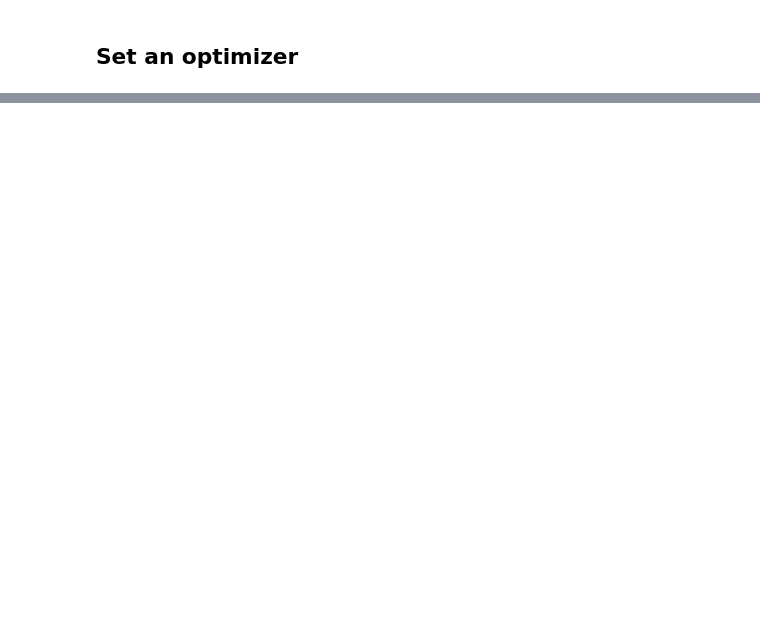
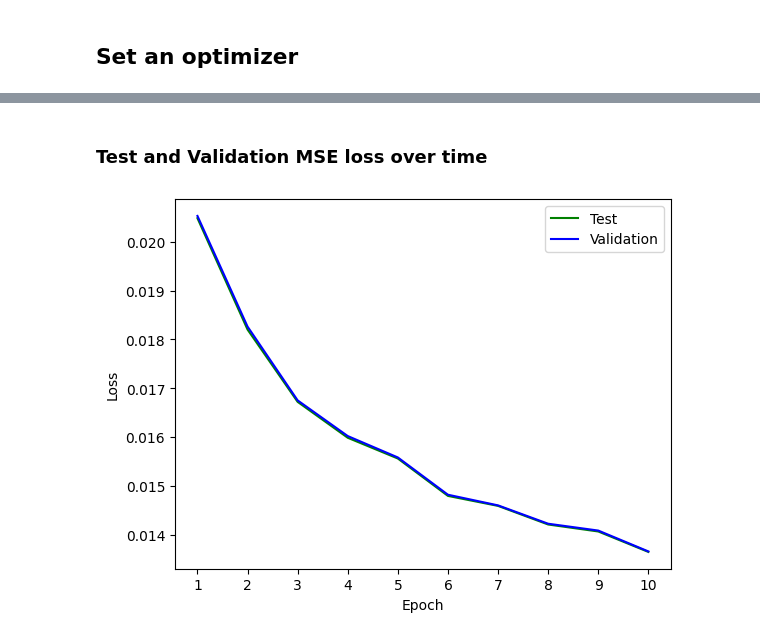
Before and after one commit to Matiar15/deep-learning, a Jupyter notebook: src/auto_encoder.ipynb, the cells around one changed output, grey strips where cells are left out. Cells and saved outputs as stored; diff of their text form; code cells hidden in the pictures; blank space fills up the shorter version.

```diff
--- a/src/auto_encoder.ipynb
+++ b/src/auto_encoder.ipynb
@@ -29,7 +35,8 @@ from src.hyper_parameters import HyperParameters
 hyper_params = HyperParameters(
     learning_rate=0.001,
     batch_size=128,
-    epochs=100,
+    epochs=10,
+    seed=42
 )
 # %% [markdown]
 ## Initialization dataset to transformation:
@@ -105,7 +163,7 @@ model = AutoEncoder()
 # %% [markdown]
 ## Set an optimizer
 # %%
-criterion = torch.optim.Adam(
+optimizer = torch.optim.Adam(
     lr=hyper_params.learning_rate,
     params=model.parameters(),
     weight_decay=1e-8,
@@ -112,0 +173,3 @@ criterion = torch.optim.Adam(
+# %%
+criterion = nn.MSELoss()
+criterion.to(device)
@@ -112,0 +180,22 @@ criterion = torch.optim.Adam(
+# %%
+train_loss = 0.0
+test_losses = []
+validation_losses = []
+original_images = []
+model_reconstructed_images = []
+
+for i in range(hyper_params.epochs):
+    curr_loss, original_image, reconstructed_image = train_loop(model, train_loader, optimizer, criterion, device)
+    print(f"Epoch {i+1}/{hyper_params.epochs}: loss = {curr_loss:.4f}")
+    train_loss += curr_loss
+    test_loss = test_model_on(model, test_loader, criterion, device)
+    test_losses.append(test_loss)
+    validation_loss = test_model_on(model, val_loader, criterion, device)
+    validation_losses.append(validation_loss)
+
+    original_images.append(original_image.detach().cpu().numpy().squeeze())
+    model_reconstructed_images.append(reconstructed_image.detach().cpu().numpy().squeeze())
+
+print(f"Training loss: {(train_loss / hyper_params.epochs):.4f}")
+print(f"Validation losses: {sum(validation_losses) / hyper_params.epochs:.4f}")
+print(f"Test losses: {sum(test_losses) / hyper_params.epochs:.4f}")
@@ -112,0 +216,15 @@ criterion = torch.optim.Adam(
+# %% [markdown]
+### Test and Validation MSE loss over time
+# %%
+import matplotlib.pyplot as plt
+
+epochs = range(1, len(test_losses) + 1)
+plt.plot(epochs, test_losses, "g", label="Test")
+plt.plot(epochs, validation_losses, "b", label="Validation")
+plt.legend(loc="upper right")
+plt.xticks(epochs)
+plt.xlabel("Epoch")
+plt.ylabel("Loss")
+plt.show()
+# %% [output]
+[figure, added]
```
Also changed, not shown: parts of 12 cells of this notebook, 1 other file.
